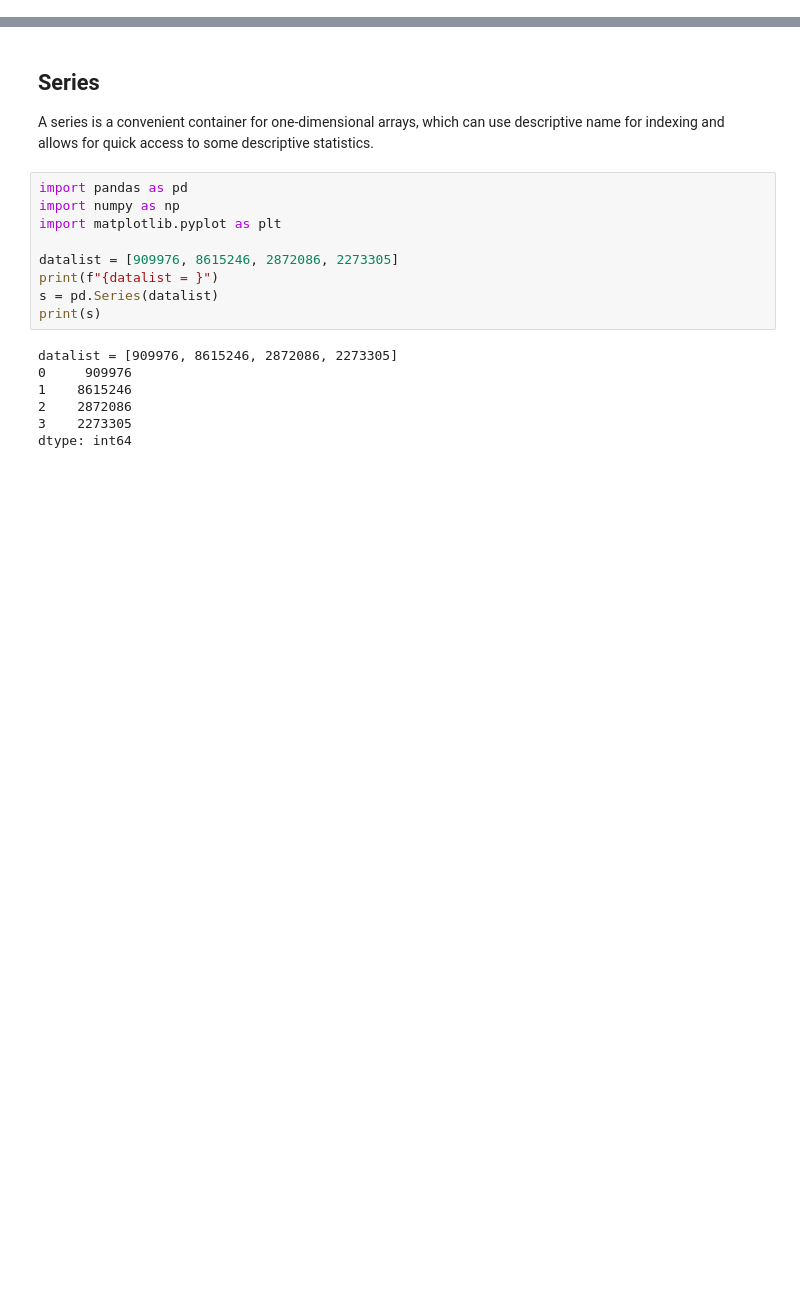
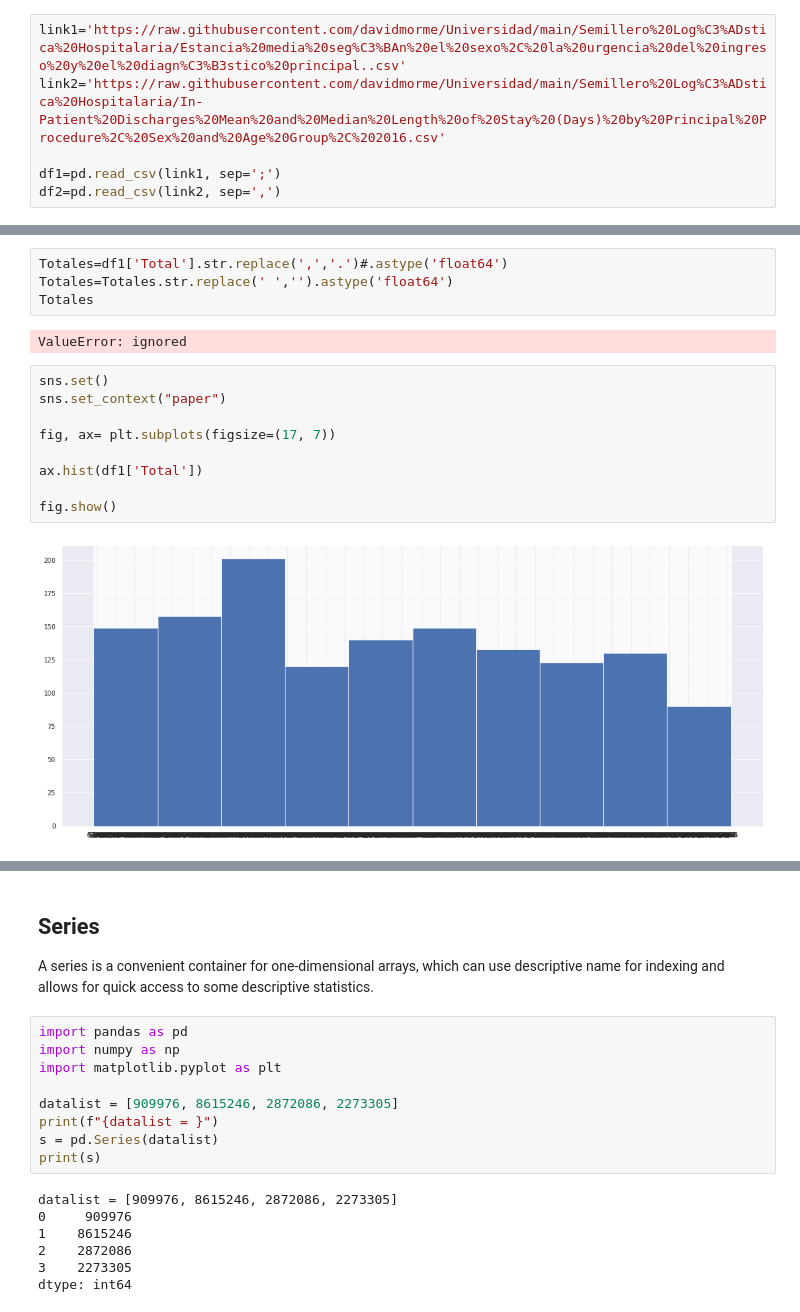
Before and after one commit to davidmorme/Universidad, a Jupyter notebook: Semillero Logística Hospitalaria/Análisis Urgencias.ipynb, the cells around one changed output, grey strips where cells are left out. Saved outputs shown, nothing was run; the diff lists cells and outputs as text; blank space fills up the shorter version.

```diff
--- a/Semillero Logística Hospitalaria/Análisis Urgencias.ipynb
+++ b/Semillero Logística Hospitalaria/Análisis Urgencias.ipynb
@@ -25,0 +8,6 @@ import matplotlib.pyplot as plt
+# %%
+link1='https://raw.githubusercontent.com/davidmorme/Universidad/main/Semillero%20Log%C3%ADstica%20Hospitalaria/Estancia%20media%20seg%C3%BAn%20el%20sexo%2C%20la%20urgencia%20del%20ingreso%20y%20el%20diagn%C3%B3stico%20principal..csv'
+link2='https://raw.githubusercontent.com/davidmorme/Universidad/main/Semillero%20Log%C3%ADstica%20Hospitalaria/In-Patient%20Discharges%20Mean%20and%20Median%20Length%20of%20Stay%20(Days)%20by%20Principal%20Procedure%2C%20Sex%20and%20Age%20Group%2C%202016.csv'
+
+df1=pd.read_csv(link1, sep=';')
+df2=pd.read_csv(link2, sep=',')
@@ -25,0 +29,17 @@ import matplotlib.pyplot as plt
+# %%
+Totales=df1['Total'].str.replace(',','.')#.astype('float64')
+Totales=Totales.str.replace(' ','').astype('float64')
+Totales
+# %% [output]
+ValueError: ignored
+# %%
+sns.set()
+sns.set_context("paper")
+
+fig, ax= plt.subplots(figsize=(17, 7))
+
+ax.hist(df1['Total'])
+
+fig.show()
+# %% [output]
+[figure, added]
```
Also changed, not shown: parts of 7 cells of this notebook.
